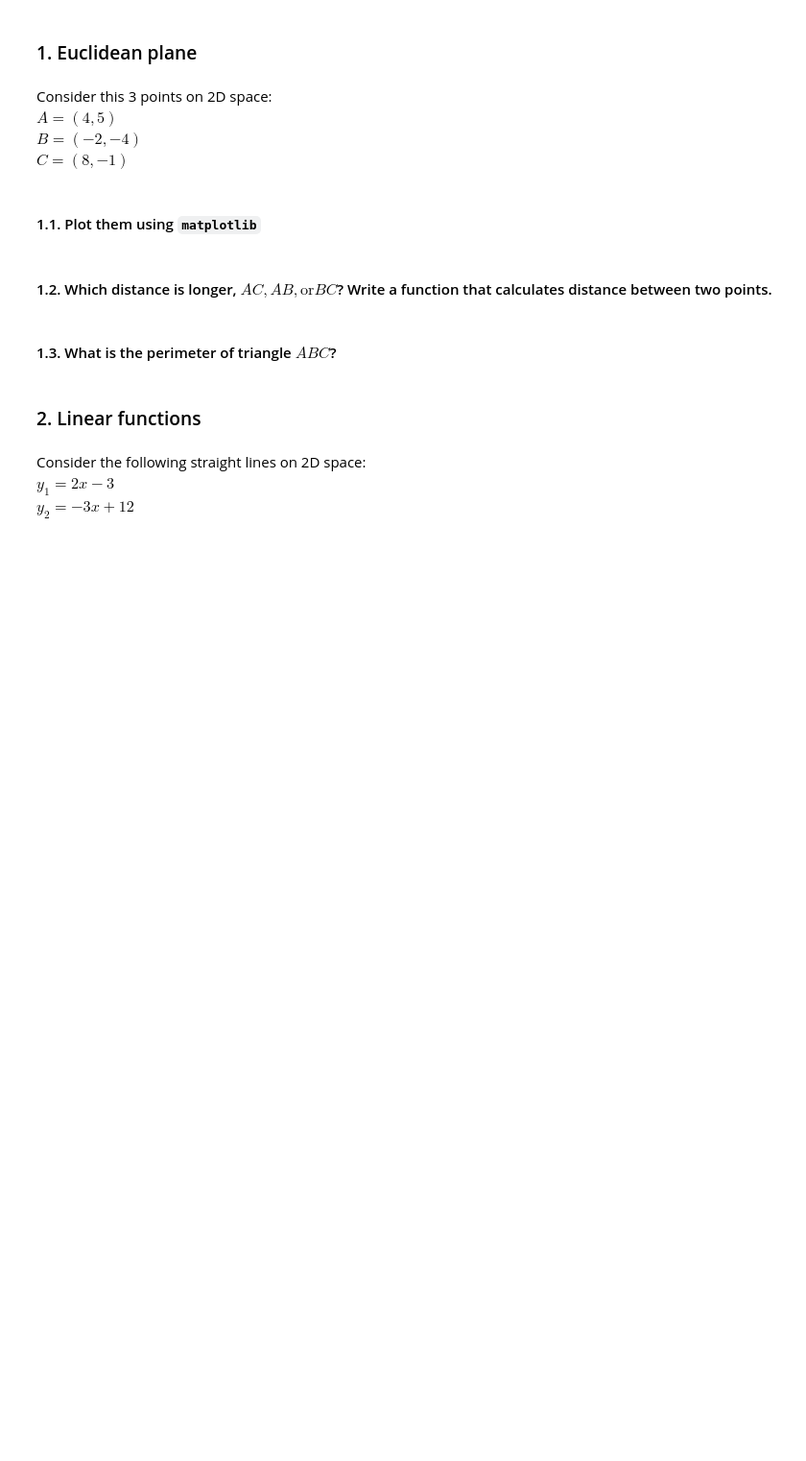
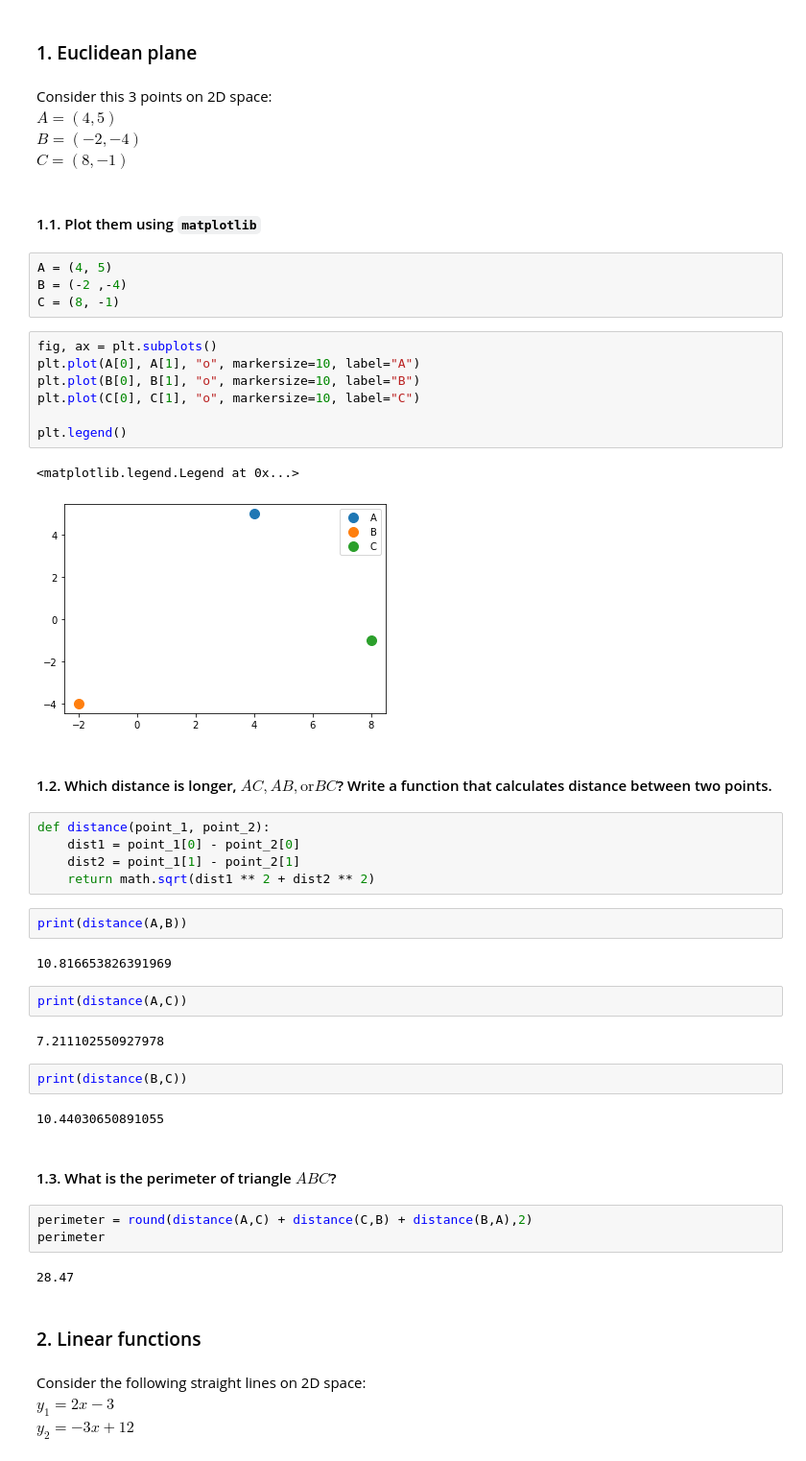
Before and after one commit to Ironhack-Data-Madrid-Marzo-2021/lab-math-refresher, a Jupyter notebook: your-code/main.ipynb, the cells around one changed output. Shown: that part at 96% size. Drawn from its saved outputs; the diff is of its cells as text; blank space fills up the shorter version.

```diff
--- a/your-code/main.ipynb
+++ b/your-code/main.ipynb
@@ -9,10 +11,46 @@ $B=(-2, -4)$
 $C=(8, -1)$
 # %% [markdown]
 #### 1.1. Plot them using `matplotlib`
+# %%
+A = (4, 5)
+B = (-2 ,-4)
+C = (8, -1)
+# %%
+fig, ax = plt.subplots()
+plt.plot(A[0], A[1], "o", markersize=10, label="A")
+plt.plot(B[0], B[1], "o", markersize=10, label="B")
+plt.plot(C[0], C[1], "o", markersize=10, label="C")
+
+plt.legend()
+# %% [output]
+<matplotlib.legend.Legend at 0x...>
+[figure, added]
 # %% [markdown]
 #### 1.2. Which distance is longer, $AC, AB, \text{or} BC$? Write a function that calculates distance between two points.
+# %%
+def distance(point_1, point_2):
+    dist1 = point_1[0] - point_2[0]
+    dist2 = point_1[1] - point_2[1]
+    return math.sqrt(dist1 ** 2 + dist2 ** 2)
+# %%
+print(distance(A,B))
+# %% [output]
+10.816653826391969
+# %%
+print(distance(A,C))
+# %% [output]
+7.211102550927978
+# %%
+print(distance(B,C))
+# %% [output]
+10.44030650891055
 # %% [markdown]
 #### 1.3. What is the perimeter of triangle $ABC$?
+# %%
+perimeter = round(distance(A,C) + distance(C,B) + distance(B,A),2)
+perimeter
+# %% [output]
+28.47
 # %% [markdown]
 ### 2. Linear functions
 # %% [markdown]
```
Also changed, not shown: parts of 30 cells of this notebook.
